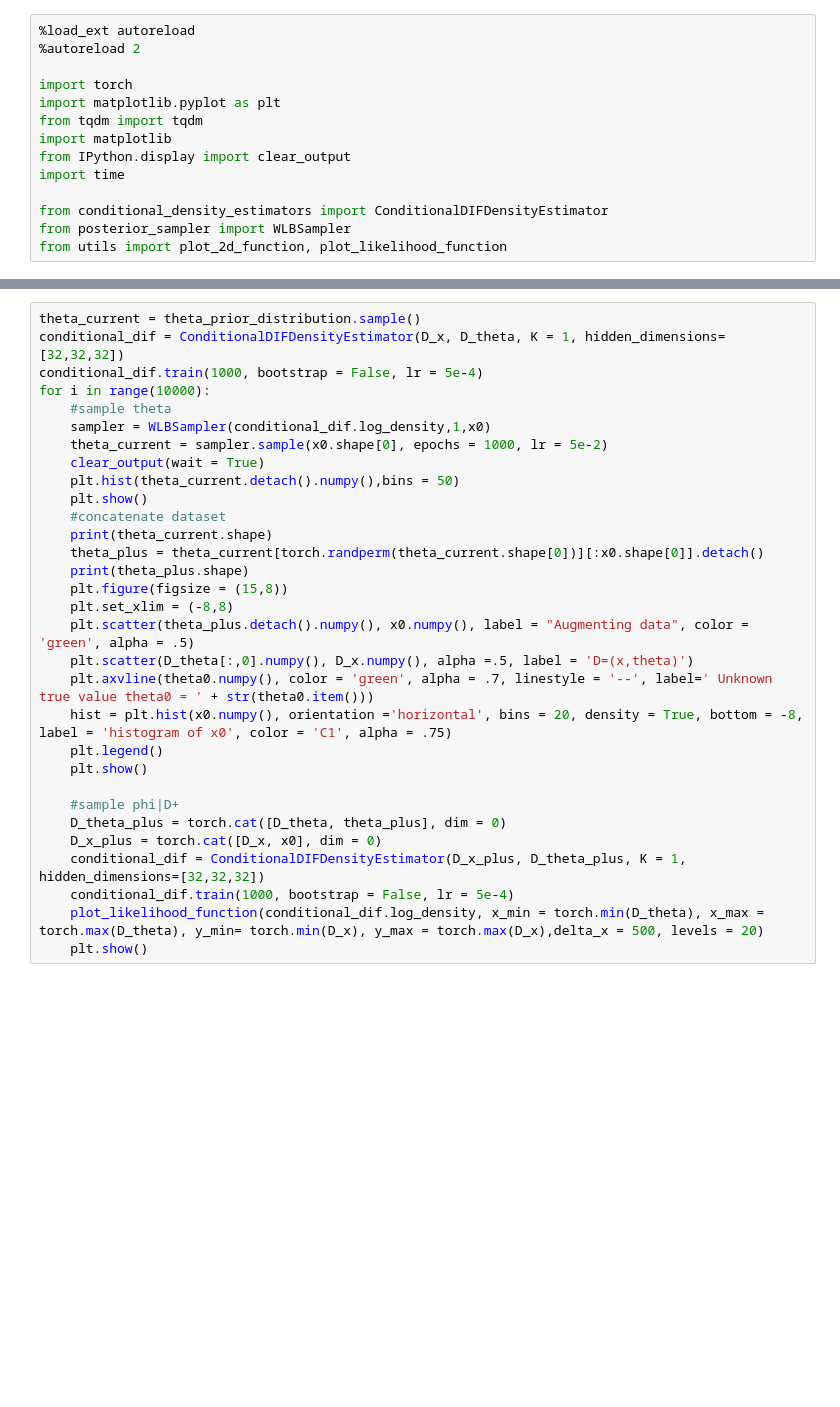
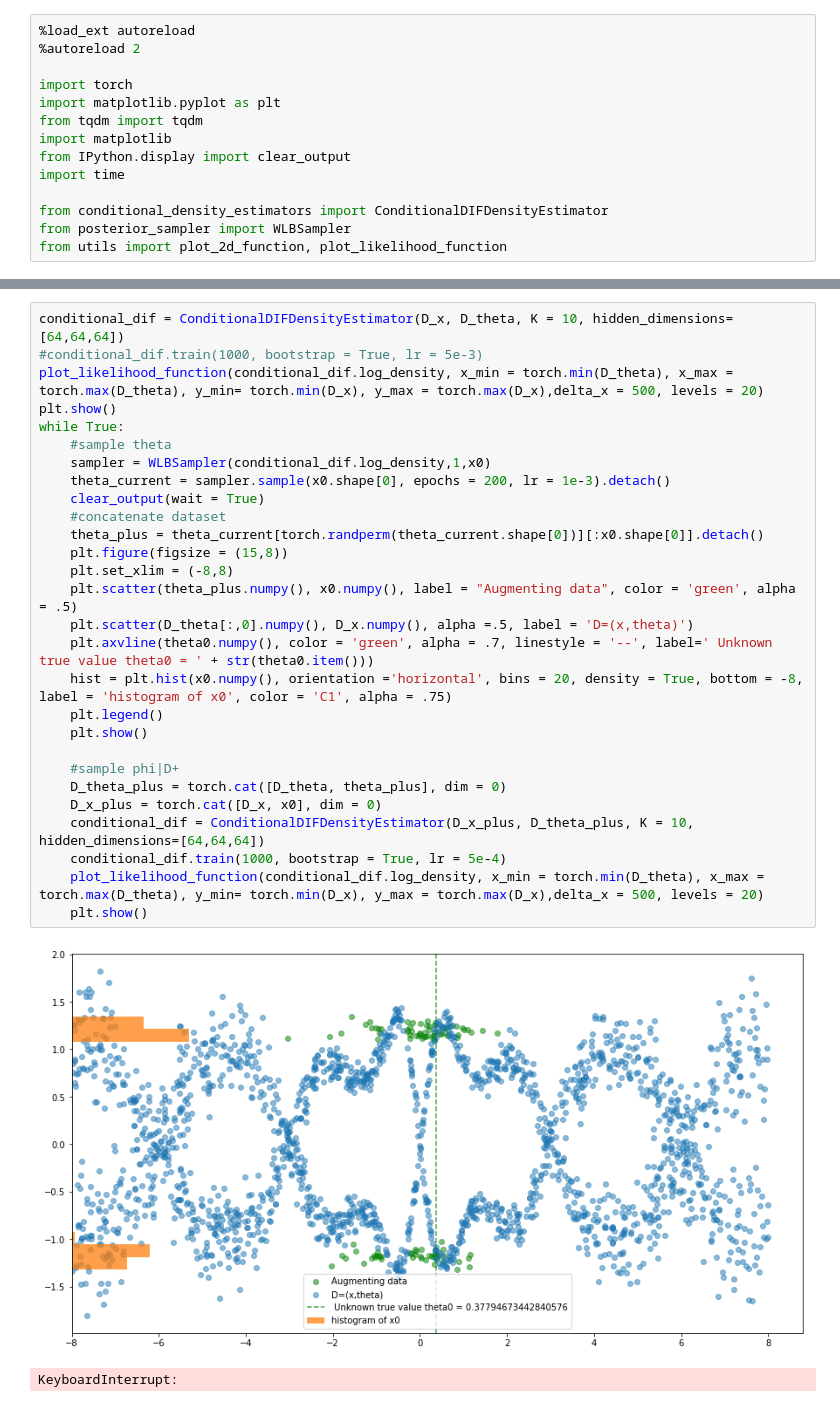
Before and after one commit to ElouanARGOUARCH/SBI, a Jupyter notebook: Joint sampling gibbs.ipynb, the cells around one changed output, grey strips where cells are left out. Cells and saved outputs as stored; diff of their text form; blank space fills up the shorter version.

```diff
--- a/Joint sampling gibbs.ipynb
+++ b/Joint sampling gibbs.ipynb
@@ -74,31 +40,31 @@ for i in range(10000):
 # %%
-theta_current = theta_prior_distribution.sample()
-conditional_dif = ConditionalDIFDensityEstimator(D_x, D_theta, K = 1, hidden_dimensions=[32,32,32])
-conditional_dif.train(1000, bootstrap = False, lr = 5e-4)
-for i in range(10000):
+conditional_dif = ConditionalDIFDensityEstimator(D_x, D_theta, K = 10, hidden_dimensions=[64,64,64])
+#conditional_dif.train(1000, bootstrap = True, lr = 5e-3)
+plot_likelihood_function(conditional_dif.log_density, x_min = torch.min(D_theta), x_max = torch.max(D_theta), y_min= torch.min(D_x), y_max = torch.max(D_x),delta_x = 500, levels = 20)
+plt.show()
+while True:
     #sample theta
     sampler = WLBSampler(conditional_dif.log_density,1,x0)
-    theta_current = sampler.sample(x0.shape[0], epochs = 1000, lr = 5e-2)
+    theta_current = sampler.sample(x0.shape[0], epochs = 200, lr = 1e-3).detach()
     clear_output(wait = True)
-    plt.hist(theta_current.detach().numpy(),bins = 50)
-    plt.show()
     #concatenate dataset
-    print(theta_current.shape)
     theta_plus = theta_current[torch.randperm(theta_current.shape[0])][:x0.shape[0]].detach()
-    print(theta_plus.shape)
     plt.figure(figsize = (15,8))
     plt.set_xlim = (-8,8)
-    plt.scatter(theta_plus.detach().numpy(), x0.numpy(), label = "Augmenting data", color = 'green', alpha = .5)
+    plt.scatter(theta_plus.numpy(), x0.numpy(), label = "Augmenting data", color = 'green', alpha = .5)
     plt.scatter(D_theta[:,0].numpy(), D_x.numpy(), alpha =.5, label = 'D=(x,theta)')
     plt.axvline(theta0.numpy(), color = 'green', alpha = .7, linestyle = '--', label=' Unknown true value theta0 = ' + str(theta0.item()))
     hist = plt.hist(x0.numpy(), orientation ='horizontal', bins = 20, density = True, bottom = -8, label = 'histogram of x0', color = 'C1', alpha = .75)
     plt.legend()
     plt.show()
 
     #sample phi|D+
     D_theta_plus = torch.cat([D_theta, theta_plus], dim = 0)
     D_x_plus = torch.cat([D_x, x0], dim = 0)
-    conditional_dif = ConditionalDIFDensityEstimator(D_x_plus, D_theta_plus, K = 1, hidden_dimensions=[32,32,32])
-    conditional_dif.train(1000, bootstrap = False, lr = 5e-4)
+    conditional_dif = ConditionalDIFDensityEstimator(D_x_plus, D_theta_plus, K = 10, hidden_dimensions=[64,64,64])
+    conditional_dif.train(1000, bootstrap = True, lr = 5e-4)
     plot_likelihood_function(conditional_dif.log_density, x_min = torch.min(D_theta), x_max = torch.max(D_theta), y_min= torch.min(D_x), y_max = torch.max(D_x),delta_x = 500, levels = 20)
     plt.show()
+# %% [output]
+[figure, added]
+KeyboardInterrupt:
```
Also changed, not shown: parts of 6 cells of this notebook, 9 other files.
